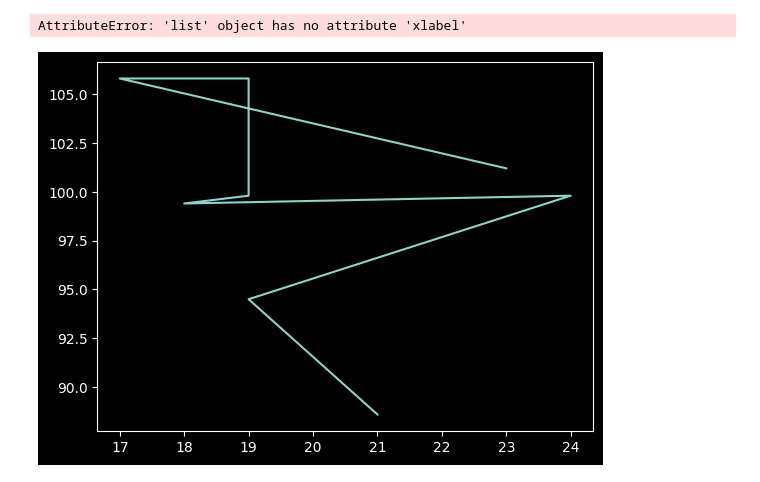
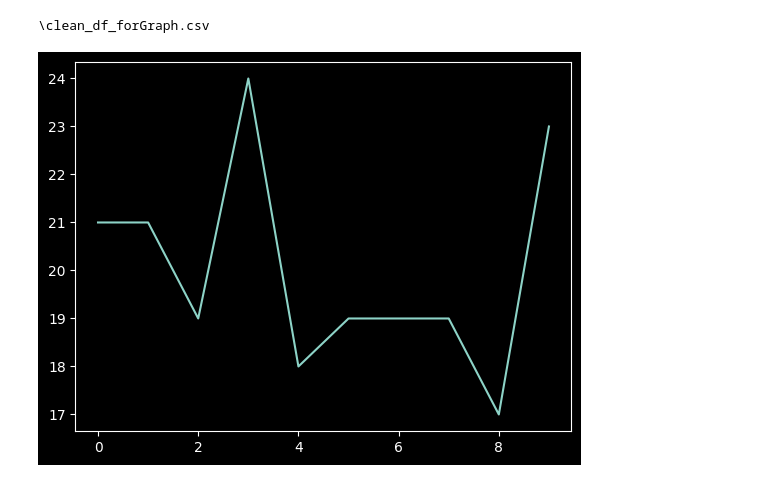
Before and after one commit to gautam2204/data_science, a Jupyter notebook: graphs/dataVisualization.ipynb, the cells around one changed output. Drawn from its saved outputs; the diff is of its cells as text; code cells hidden in the pictures.

```diff
--- a/graphs/dataVisualization.ipynb
+++ b/graphs/dataVisualization.ipynb
@@ -6,12 +7,12 @@ import numpy as np
 # %%
 %matplotlib inline
 # %%
-df = pd.read_csv("D:\Git Project\Cousera\data_science\DataWrangling\clean_df.csv",index_col=0)
+csvFilePath = "\\clean_df_forGraph.csv"
+print(csvFilePath)
+df = pd.read_csv(os.curdir+csvFilePath,index_col=0)
 brand_cityAvg =df[['wheel-base','city-mpg']].head(10)
 
-pt=plt.plot(brand_cityAvg['city-mpg'],brand_cityAvg['wheel-base'])
-pt.xlabel("Mileage")
-pt.ylabel("Wheel Base")
+pt=plt.plot(range(0,10),brand_cityAvg['city-mpg'])
 # %% [output]
-AttributeError: 'list' object has no attribute 'xlabel'
+\clean_df_forGraph.csv
-[figure, old version]
+[figure, new version]
```
Also changed, not shown: parts of 4 cells of this notebook, 12 other files.
